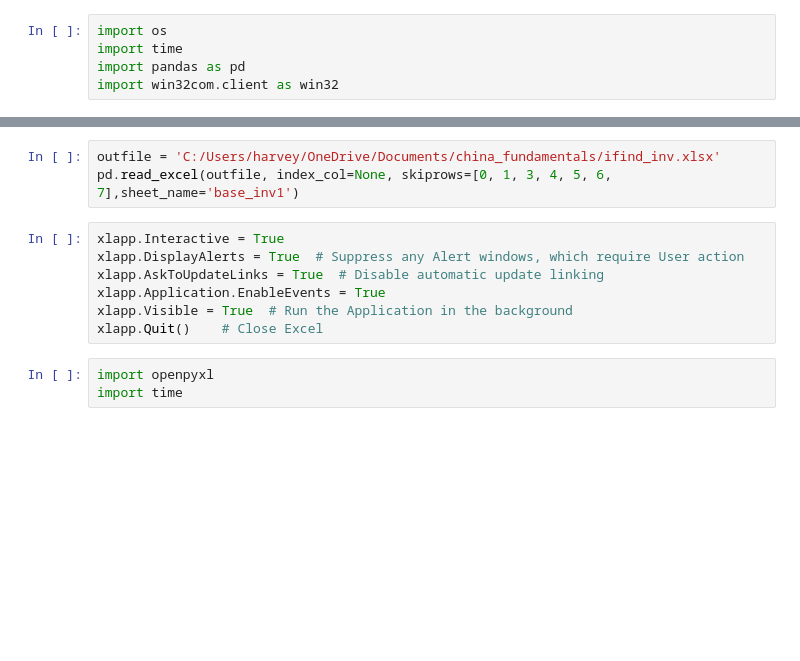
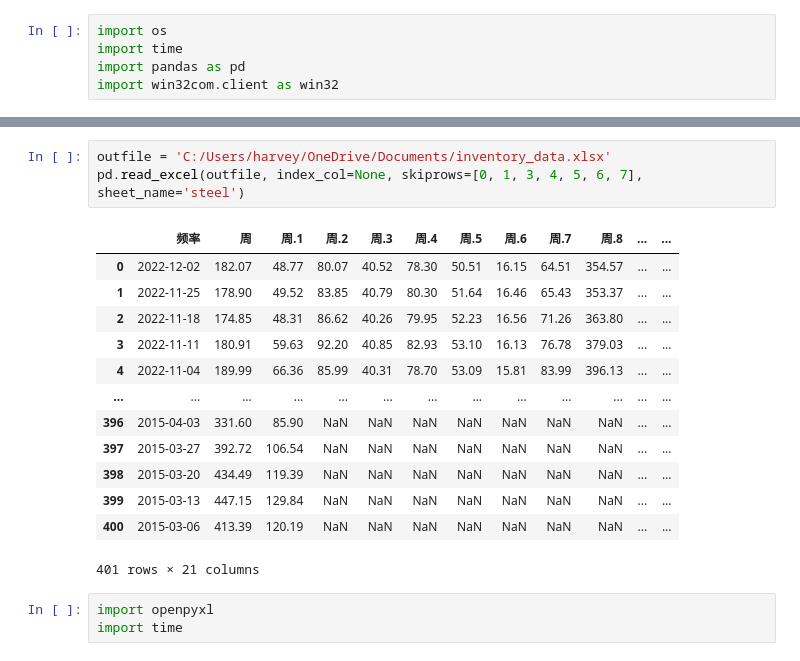
Before and after one commit to harvey1673/pyktrader3, a Jupyter notebook: bktest/daily data check.ipynb, the cells around one changed output, grey strips where cells are left out. Saved outputs shown, nothing was run; the diff lists cells and outputs as text; blank space fills up the shorter version.

Commit message:
update code base

```diff
--- a/bktest/daily data check.ipynb
+++ b/bktest/daily data check.ipynb
@@ -489,13 +530,20 @@ xlapp.CalculateUntilAsyncQueriesDone()
 # %%
-outfile = 'C:/Users/harvey/OneDrive/Documents/china_fundamentals/ifind_inv.xlsx'
-pd.read_excel(outfile, index_col=None, skiprows=[0, 1, 3, 4, 5, 6, 7],sheet_name='base_inv1')
+outfile = 'C:/Users/harvey/OneDrive/Documents/inventory_data.xlsx'
+pd.read_excel(outfile, index_col=None, skiprows=[0, 1, 3, 4, 5, 6, 7], sheet_name='steel')
+# %% [output]
+|  | 频率 | 周 | 周.1 | 周.2 | 周.3 | 周.4 | 周.5 | 周.6 | 周.7 | 周.8 | ... | ... |
+| 0 | 2022-12-02 | 182.07 | 48.77 | 80.07 | 40.52 | 78.30 | 50.51 | 16.15 | 64.51 | 354.57 | ... | ... |
+| 1 | 2022-11-25 | 178.90 | 49.52 | 83.85 | 40.79 | 80.30 | 51.64 | 16.46 | 65.43 | 353.37 | ... | ... |
+| 2 | 2022-11-18 | 174.85 | 48.31 | 86.62 | 40.26 | 79.95 | 52.23 | 16.56 | 71.26 | 363.80 | ... | ... |
+| 3 | 2022-11-11 | 180.91 | 59.63 | 92.20 | 40.85 | 82.93 | 53.10 | 16.13 | 76.78 | 379.03 | ... | ... |
+| 4 | 2022-11-04 | 189.99 | 66.36 | 85.99 | 40.31 | 78.70 | 53.09 | 15.81 | 83.99 | 396.13 | ... | ... |
+| ... | ... | ... | ... | ... | ... | ... | ... | ... | ... | ... | ... | ... |
+| 396 | 2015-04-03 | 331.60 | 85.90 | NaN | NaN | NaN | NaN | NaN | NaN | NaN | ... | ... |
+| 397 | 2015-03-27 | 392.72 | 106.54 | NaN | NaN | NaN | NaN | NaN | NaN | NaN | ... | ... |
+| 398 | 2015-03-20 | 434.49 | 119.39 | NaN | NaN | NaN | NaN | NaN | NaN | NaN | ... | ... |
+| 399 | 2015-03-13 | 447.15 | 129.84 | NaN | NaN | NaN | NaN | NaN | NaN | NaN | ... | ... |
+| 400 | 2015-03-06 | 413.39 | 120.19 | NaN | NaN | NaN | NaN | NaN | NaN | NaN | ... | ... |
+401 rows × 21 columns
-# %%
-xlapp.Interactive = True
-xlapp.DisplayAlerts = True  # Suppress any Alert windows, which require User action
-xlapp.AskToUpdateLinks = True  # Disable automatic update linking
-xlapp.Application.EnableEvents = True
-xlapp.Visible = True  # Run the Application in the background
-xlapp.Quit()    # Close Excel
 # %%
 import openpyxl
 import time
```
Also changed, not shown: parts of 4 cells of this notebook, 19 other files.
